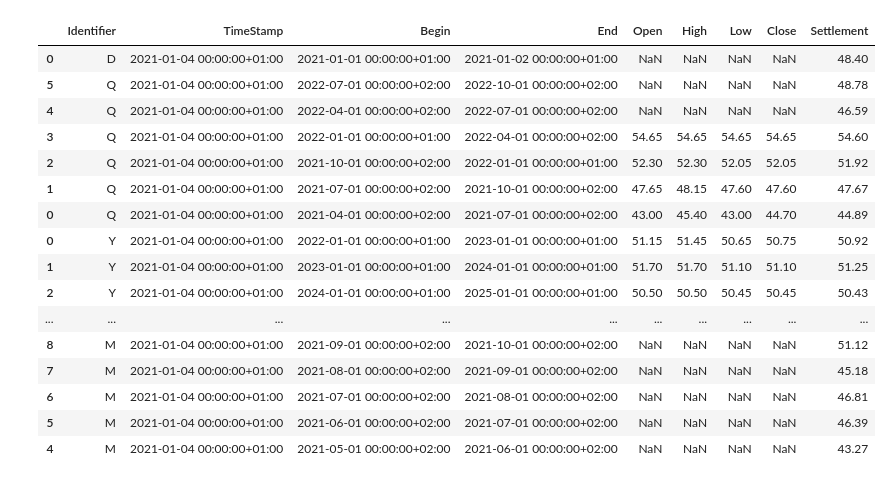
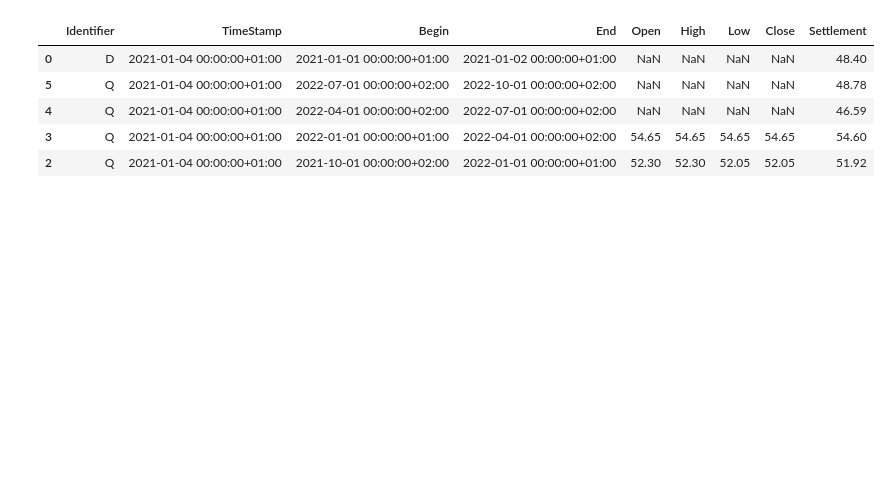
Before and after one commit to LMU-DATA-SCIENCE/price-forward-curve, a Jupyter notebook: arbitrage_correction.ipynb, the cells around one changed output. Drawn from its saved outputs; the diff is of its cells as text; code cells hidden in the pictures; blank space fills up the shorter version.

```diff
--- a/arbitrage_correction.ipynb
+++ b/arbitrage_correction.ipynb
@@ -10,42 +15,31 @@ weekly=pd.read_csv('data/EEX_POWER_FUT_DE_BASE_W_2021-2024.csv',sep=';')
 weekly.drop(columns=['Price','ChangeComment','ValidationStatus'],inplace=True)
 weekend=pd.read_csv('data/EEX_POWER_FUT_DE_BASE_WE_2021-2024.csv',sep=';')
 weekend.drop(columns=['Price','ChangeComment','ValidationStatus'],inplace=True)
 monthly=pd.read_csv('data/EEX_POWER_FUT_DE_BASE_M_2021-2024.csv',sep=';')
 monthly.drop(columns=['Price','ChangeComment','ValidationStatus'],inplace=True)
 quarterly=pd.read_csv('data/EEX_POWER_FUT_DE_BASE_Q_2021-2024.csv',sep=';')
 quarterly.drop(columns=['Price','ChangeComment','ValidationStatus'],inplace=True)
 yearly=pd.read_csv('data/EEX_POWER_FUT_DE_BASE_Y_2021-2024.csv',sep=';')
 yearly.drop(columns=['Price','ChangeComment','ValidationStatus'],inplace=True)
 #aggregate data
 forwards = pd.concat([daily,weekly,weekend,monthly,quarterly,yearly])
 #drop rows where settlement is missing
 forwards.dropna(subset=['Settlement'],inplace=True)
 forwards['TimeStamp'] = pd.to_datetime(forwards['TimeStamp'], errors='coerce')
 forwards['Begin'] = pd.to_datetime(forwards['Begin'], errors='coerce')
 forwards['End'] = pd.to_datetime(forwards['End'], errors='coerce')
 forwards['Settlement'] = forwards['Settlement'].str.replace(',','.').astype(float)
 forwards['Open'] = forwards['Open'].str.replace(',','.').astype(float)
 forwards['High'] = forwards['High'].str.replace(',','.').astype(float)
 forwards['Low'] = forwards['Low'].str.replace(',','.').astype(float)
 forwards['Close'] = forwards['Close'].str.replace(',','.').astype(float)
 forwards['Identifier'] = forwards['Identifier'].str[22:]
 forwards.sort_values(by=['TimeStamp'],inplace=True)
-forwards.head(20)
+forwards.head()
 # %% [output]
 |  | Identifier | TimeStamp | Begin | End | Open | High | Low | Close | Settlement |
 | 0 | D | 2021-01-04 00:00:00+01:00 | 2021-01-01 00:00:00+01:00 | 2021-01-02 00:00:00+01:00 | NaN | NaN | NaN | NaN | 48.40 |
 | 5 | Q | 2021-01-04 00:00:00+01:00 | 2022-07-01 00:00:00+02:00 | 2022-10-01 00:00:00+02:00 | NaN | NaN | NaN | NaN | 48.78 |
 | 4 | Q | 2021-01-04 00:00:00+01:00 | 2022-04-01 00:00:00+02:00 | 2022-07-01 00:00:00+02:00 | NaN | NaN | NaN | NaN | 46.59 |
 | 3 | Q | 2021-01-04 00:00:00+01:00 | 2022-01-01 00:00:00+01:00 | 2022-04-01 00:00:00+02:00 | 54.65 | 54.65 | 54.65 | 54.65 | 54.60 |
 | 2 | Q | 2021-01-04 00:00:00+01:00 | 2021-10-01 00:00:00+02:00 | 2022-01-01 00:00:00+01:00 | 52.30 | 52.30 | 52.05 | 52.05 | 51.92 |
-| 1 | Q | 2021-01-04 00:00:00+01:00 | 2021-07-01 00:00:00+02:00 | 2021-10-01 00:00:00+02:00 | 47.65 | 48.15 | 47.60 | 47.60 | 47.67 |
-| 0 | Q | 2021-01-04 00:00:00+01:00 | 2021-04-01 00:00:00+02:00 | 2021-07-01 00:00:00+02:00 | 43.00 | 45.40 | 43.00 | 44.70 | 44.89 |
-| 0 | Y | 2021-01-04 00:00:00+01:00 | 2022-01-01 00:00:00+01:00 | 2023-01-01 00:00:00+01:00 | 51.15 | 51.45 | 50.65 | 50.75 | 50.92 |
-| 1 | Y | 2021-01-04 00:00:00+01:00 | 2023-01-01 00:00:00+01:00 | 2024-01-01 00:00:00+01:00 | 51.70 | 51.70 | 51.10 | 51.10 | 51.25 |
-| 2 | Y | 2021-01-04 00:00:00+01:00 | 2024-01-01 00:00:00+01:00 | 2025-01-01 00:00:00+01:00 | 50.50 | 50.50 | 50.45 | 50.45 | 50.43 |
-| ... | ... | ... | ... | ... | ... | ... | ... | ... | ... |
-| 8 | M | 2021-01-04 00:00:00+01:00 | 2021-09-01 00:00:00+02:00 | 2021-10-01 00:00:00+02:00 | NaN | NaN | NaN | NaN | 51.12 |
-| 7 | M | 2021-01-04 00:00:00+01:00 | 2021-08-01 00:00:00+02:00 | 2021-09-01 00:00:00+02:00 | NaN | NaN | NaN | NaN | 45.18 |
-| 6 | M | 2021-01-04 00:00:00+01:00 | 2021-07-01 00:00:00+02:00 | 2021-08-01 00:00:00+02:00 | NaN | NaN | NaN | NaN | 46.81 |
-| 5 | M | 2021-01-04 00:00:00+01:00 | 2021-06-01 00:00:00+02:00 | 2021-07-01 00:00:00+02:00 | NaN | NaN | NaN | NaN | 46.39 |
-| 4 | M | 2021-01-04 00:00:00+01:00 | 2021-05-01 00:00:00+02:00 | 2021-06-01 00:00:00+02:00 | NaN | NaN | NaN | NaN | 43.27 |
```
Also changed, not shown: parts of 15 cells of this notebook, 2 other files.
